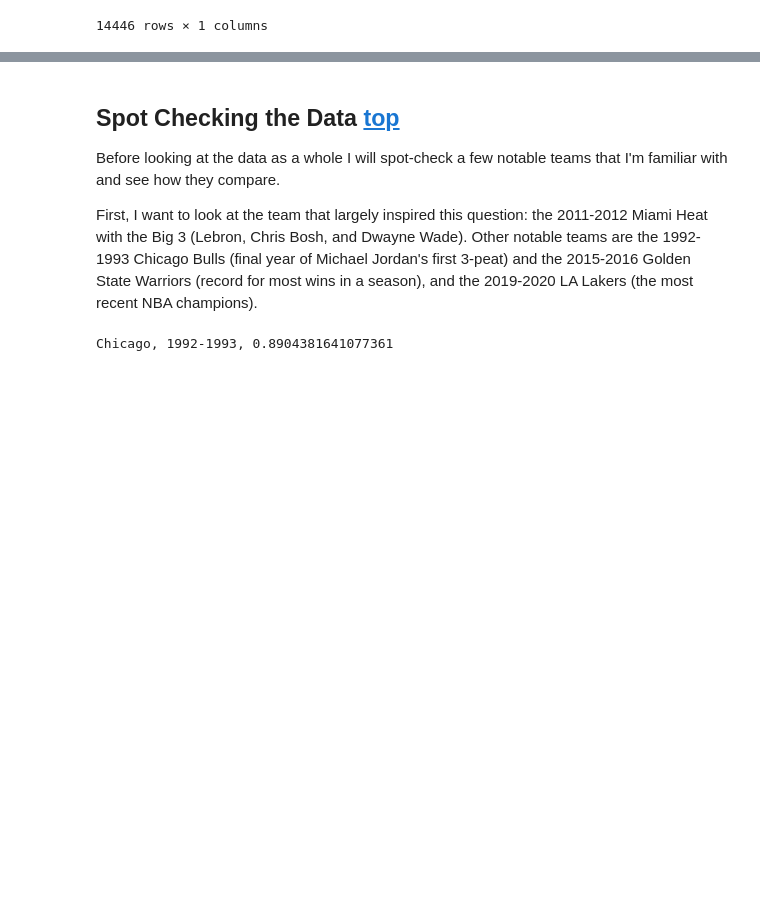
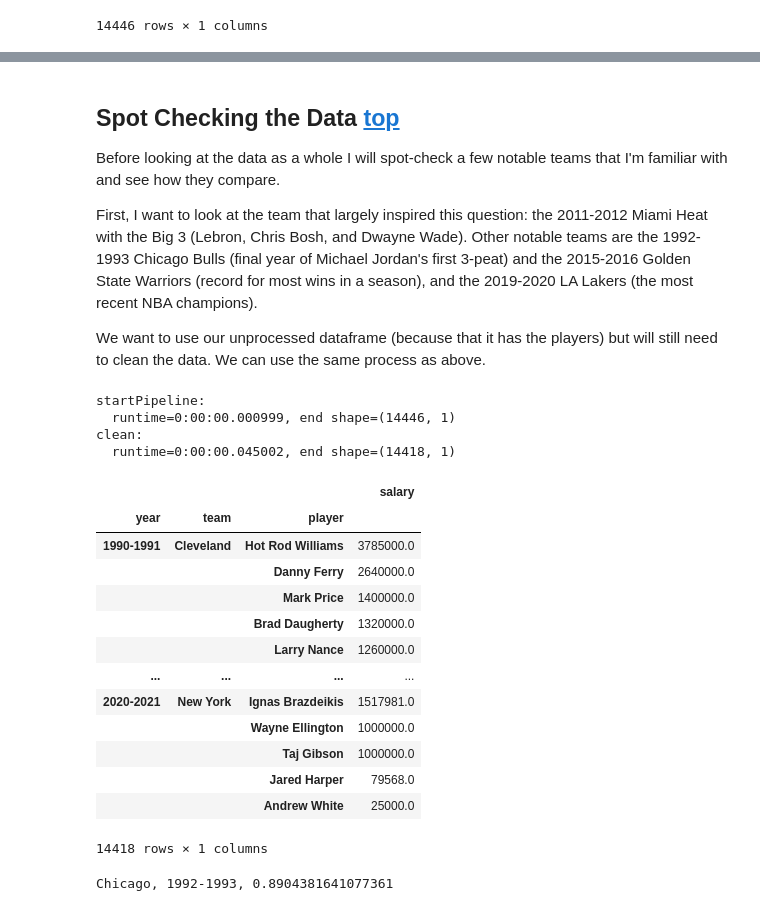
Before and after one commit to BlairCurrey/nba-salary-distribution, a Jupyter notebook: analysis.ipynb, the cells around one changed output, grey strips where cells are left out. Drawn from its saved outputs; the diff is of its cells as text; code cells hidden in the pictures; blank space fills up the shorter version.

```diff
--- a/nba-salaries.ipynb
+++ b/analysis.ipynb
@@ -523,15 +78,0 @@ The following functions are used to add the data to our json object and to save
-# %%
-def addWinDataToJson(winData, nbaSalaryData):
-    for year in winData.keys():
-        for team in winData[year].keys():
-            nbaSalaryData[year][team]["winPct"] = winData[year][team]
-
-    return nbaSalaryData
-
-def saveData(nbaSalaryData):
-    with open('data/nbaSalaryData.json', 'w') as fp:
-        json.dump(nbaSalaryData, fp, indent=4)
-
-def loadData():
-    with open('data/nbaSalaryData.json', 'r') as fp:
-        return json.load(fp)
@@ -540,17 +78,0 @@ This cell utilizes the above functions to go through all the years in our raw da
-# %%
-force = False
-
-# open raw standings data
-with open(rsDir, 'r') as fp:
-    rawStandingsData = json.load(fp)
-
-# get win pct for each team and add to json object
-if not os.path.exists('data/nbaSalaryData.json') or force:
-    nbaSalaryData = loadDataWIP()
-    winData = getWinData(rawStandingsData)
-    printInvalidTeams(winData, nbaSalaryData)
-    nbaSalaryData = addWinDataToJson(winData, nbaSalaryData)
-    saveData(nbaSalaryData)
-    print("Saved winPct to nbaSalary.json")
-else:
-    print("winPct already added to nbaSalaryData.json")
@@ -832,5 +198,32 @@ removeOutliers:
 Before looking at the data as a whole I will spot-check a few notable teams that I'm familiar with and see how they compare.
 
 First, I want to look at the team that largely inspired this question: the 2011-2012 Miami Heat with the Big 3 (Lebron, Chris Bosh, and Dwayne Wade). Other notable teams are the 1992-1993 Chicago Bulls (final year of Michael Jordan's first 3-peat) and the 2015-2016 Golden State Warriors (record for most wins in a season), and the 2019-2020 LA Lakers (the most recent NBA champions).
+
+We want to use our unprocessed dataframe (because that it has the players) but will still need to clean the data. We can use the same process as above.
+# %%
+df_players = (df
+ .pipe(startPipeline)
+ .pipe(clean))
+
+df_players
+# %% [output]
+startPipeline:
+  runtime=0:00:00.000999, end shape=(14446, 1)
+clean:
+  runtime=0:00:00.045002, end shape=(14418, 1)
+|  |  |  | salary |
+| year | team | player |  |
+| 1990-1991 | Cleveland | Hot Rod Williams | 3785000.0 |
+|  |  | Danny Ferry | 2640000.0 |
+|  |  | Mark Price | 1400000.0 |
+|  |  | Brad Daugherty | 1320000.0 |
+|  |  | Larry Nance | 1260000.0 |
+| ... | ... | ... | ... |
+| 2020-2021 | New York | Ignas Brazdeikis | 1517981.0 |
+|  |  | Wayne Ellington | 1000000.0 |
+|  |  | Taj Gibson | 1000000.0 |
+|  |  | Jared Harper | 79568.0 |
+|  |  | Andrew White | 25000.0 |
+14418 rows × 1 columns
 # %%
 def playersAndSalaries(year, team):
```
Also changed, not shown: parts of 107 cells of this notebook, 2 other files.
